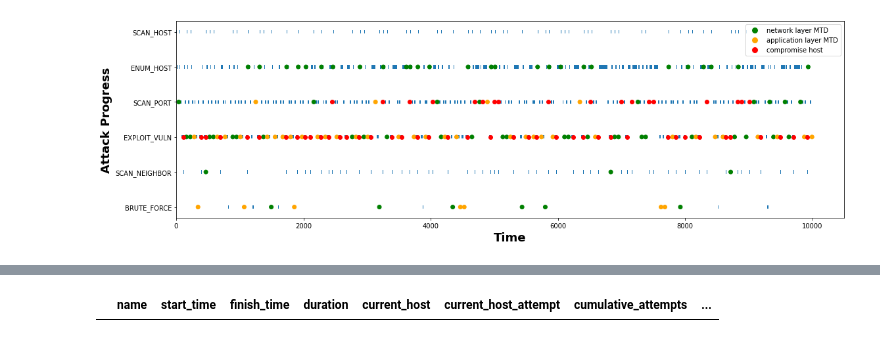
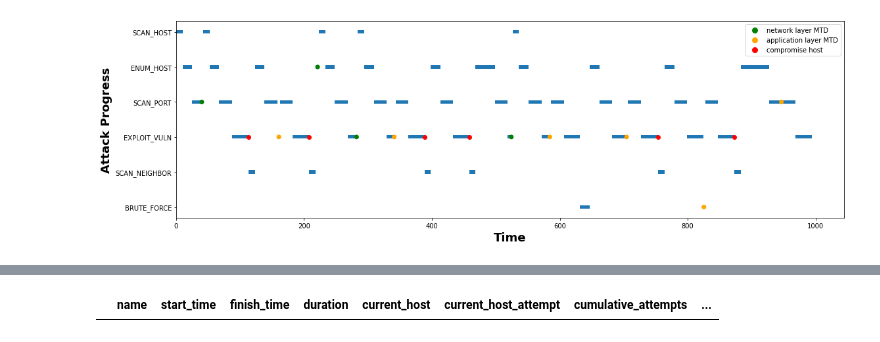
Before and after one commit to yuanyuan2000/MTDGame, a Jupyter notebook: simulation.ipynb, the cells around one changed output, grey strips where cells are left out. Cells and saved outputs as stored; diff of their text form; code cells hidden in the pictures.

```diff
--- a/simulation.ipynb
+++ b/simulation.ipynb
@@ -14,7 +14,7 @@ from matplotlib.lines import Line2D
     finish_time: the total simulation time
     checkpoints: a list of simulation timestamp for state saving e.g. [1000, 5000, 7000]
 """
-SIM_TIME = 10000
+SIM_TIME = 1000
 scheme = 'randomly'
 time_network, adversary = main(finish_time=SIM_TIME, scheme=scheme)
 # %% [output]
@@ -94,0 +93,20 @@ attack_operation_record.head()
+# %%
+fig2, ax2 = plt.subplots(1, figsize=(16, 5))
+
+colors = ['purple', 'blue', 'green', 'yellow', 'orange', 'red']
+attack_action_legend = []
+attack_action_legend_name = []
+for i, v in enumerate(attack_operation_record['name'].unique()):
+    attack_operation_record.loc[attack_operation_record.name == v, 'color'] = colors[i]
+    attack_action_legend.append(Line2D([0], [0], color=colors[i], lw=4))
+    attack_action_legend_name.append(v)
+
+ax2.barh(attack_operation_record['current_host'].astype(str), attack_operation_record['duration'], left=attack_operation_record['start_time'], height=0.4, color=attack_operation_record['color'] )
+
+ax2.legend(attack_action_legend, attack_action_legend_name, loc='lower left')
+plt.gca().invert_yaxis()
+plt.xlabel('Time',  weight='bold', fontsize=18)
+plt.ylabel('Target Host', weight='bold', fontsize=18)
+fig2.tight_layout()
+plt.savefig('data_analysis/attack_action_record.png')
+plt.show()
@@ -95,31 +117,31 @@ attack_operation_record.head()
 # %%
-fig2, ax2 = plt.subplots(1, figsize=(16, 5))
-ax2.barh(attack_operation_record['name'], attack_operation_record['duration'], left=attack_operation_record['start_time'], height=0.1, zorder=1)
+fig4, ax4 = plt.subplots(1, figsize=(16, 5))
+ax4.barh(attack_operation_record['name'], attack_operation_record['duration'], left=attack_operation_record['start_time'], height=0.1, zorder=1)
 
 
 interrupted_record = attack_operation_record[attack_operation_record['interrupted_in']!='None']
 interrupted_record['color'] = np.where(interrupted_record['interrupted_in']=='network', 'green', 'orange')
-ax2.scatter(interrupted_record['finish_time'], interrupted_record['name'], color=interrupted_record['color'], zorder=2)
+ax4.scatter(interrupted_record['finish_time'], interrupted_record['name'], color=interrupted_record['color'], zorder=3)
 
 
 compromise_record = attack_operation_record[attack_operation_record['compromise_host'] != 'None']
-ax2.scatter(compromise_record['finish_time'], compromise_record['name'], color='red', zorder=2)
+ax4.scatter(compromise_record['finish_time'], compromise_record['name'], color='red', zorder=2)
 
 
 custom_lines_attack = [Line2D([0], [0], marker='o',color='w', markerfacecolor='green', markersize=10),
-                Line2D([0], [0], marker='o',color='w', markerfacecolor='orange', markersize=10),
-                Line2D([0], [0], marker='o',color='w', markerfacecolor='red', markersize=10),]
+                       Line2D([0], [0], marker='o',color='w', markerfacecolor='orange', markersize=10),
+                       Line2D([0], [0], marker='o',color='w', markerfacecolor='red', markersize=10),]
 
-ax2.legend(custom_lines_attack, ['network layer MTD', 'application layer MTD', 'compromise host'], loc='upper right')
+ax4.legend(custom_lines_attack, ['network layer MTD', 'application layer MTD', 'compromise host'], loc='upper right')
 
 plt.gca().invert_yaxis()
 plt.xlabel('Time',  weight='bold', fontsize=18)
 plt.ylabel('Attack Progress', weight='bold', fontsize=18)
-fig2.tight_layout()
+fig4.tight_layout()
 plt.savefig('data_analysis/attack_record.png')
 plt.show()
 # %% [output]
-[figure, old version]
+[figure, new version]
 # %%
 attack_operation_record[(attack_operation_record['name'] == 'SCAN_PORT') & (attack_operation_record['compromise_host'] != 'None')]
 # %% [output]
```
Also changed, not shown: parts of 7 cells of this notebook, 18 other files.
